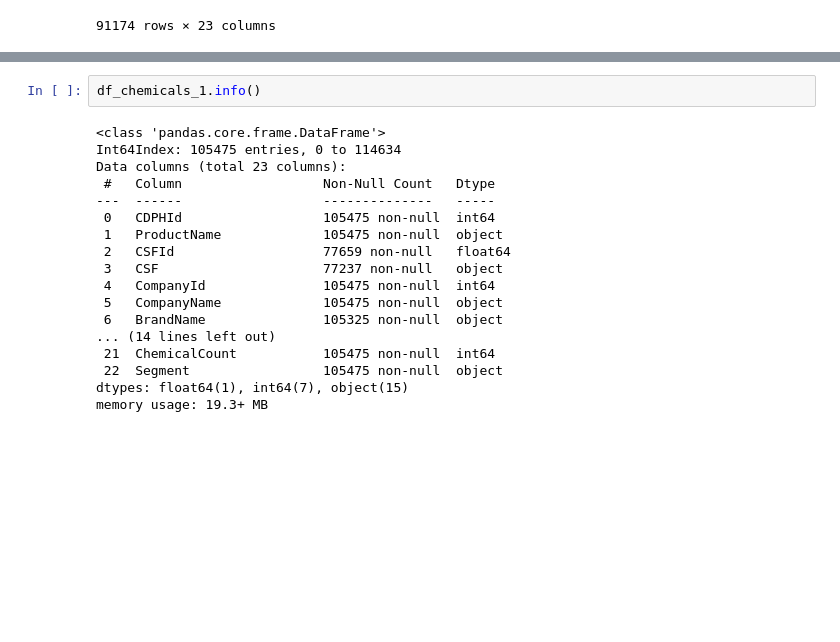
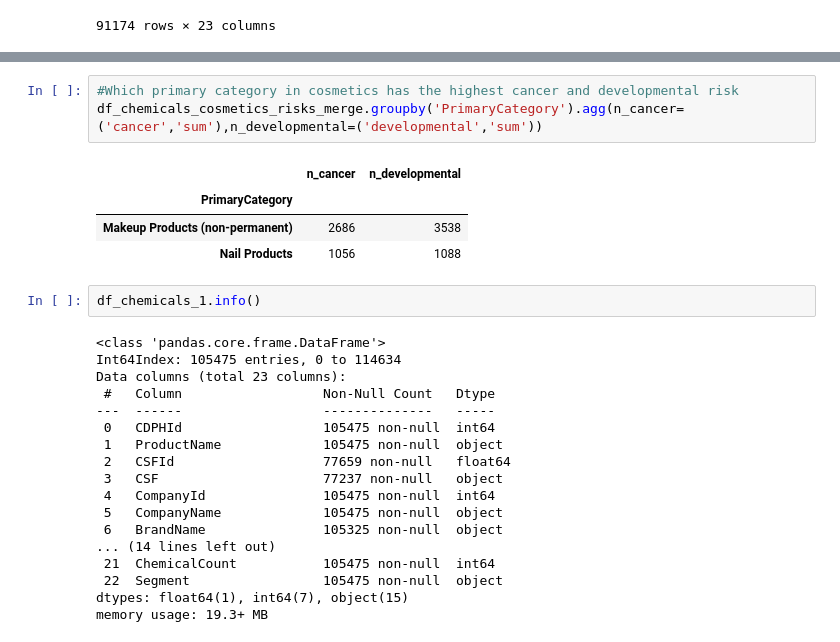
Before and after one commit to envirodatascience/final-project-env617_personalcareproducts, a Jupyter notebook: ENV_617_Final_Project_PersonalCareProducts_pynb.ipynb, the cells around one changed output, grey strips where cells are left out. Saved outputs shown, nothing was run; the diff lists cells and outputs as text; blank space fills up the shorter version.

```diff
--- a/ENV_617_Final_Project_PersonalCareProducts_pynb.ipynb
+++ b/ENV_617_Final_Project_PersonalCareProducts_pynb.ipynb
@@ -246,3 +338,11 @@ df_chemicals_cosmetics_risks_merge
+# %%
+#Which primary category in cosmetics has the highest cancer and developmental risk
+df_chemicals_cosmetics_risks_merge.groupby('PrimaryCategory').agg(n_cancer=('cancer','sum'),n_developmental=('developmental','sum'))
+# %% [output]
+|  | n_cancer | n_developmental |
+| PrimaryCategory |  |  |
+| Makeup Products (non-permanent) | 2686 | 3538 |
+| Nail Products | 1056 | 1088 |
 # %%
 df_chemicals_1.info()
 # %% [output]
```
Also changed, not shown: parts of 8 cells of this notebook.
